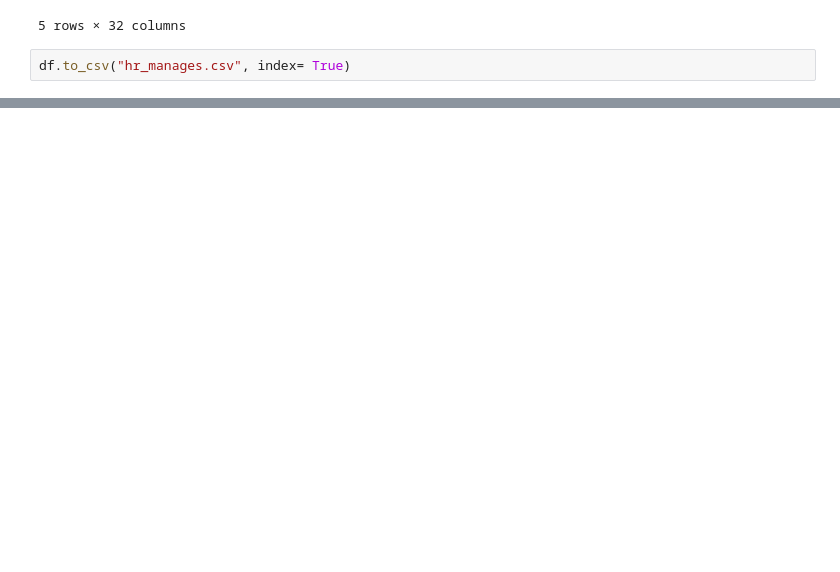
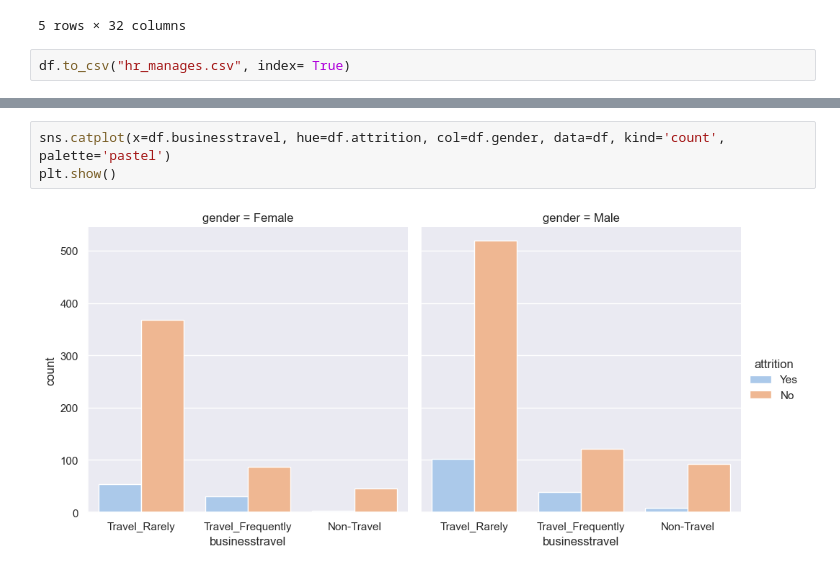
Before and after one commit to Sachin01pr/minor-project, a Jupyter notebook: minor-project-7sem/minor-project-7sem.ipynb, the cells around one changed output, grey strips where cells are left out. Saved outputs shown, nothing was run; the diff lists cells and outputs as text; blank space fills up the shorter version.

```diff
--- a/minor-project-7sem/minor-project-7sem.ipynb
+++ b/minor-project-7sem/minor-project-7sem.ipynb
@@ -110,0 +189,5 @@ df.to_csv("hr_manages.csv", index= True)
+# %%
+sns.catplot(x=df.businesstravel, hue=df.attrition, col=df.gender, data=df, kind='count', palette='pastel')
+plt.show()
+# %% [output]
+[figure, added]
```
Also changed, not shown: parts of 27 cells of this notebook.
